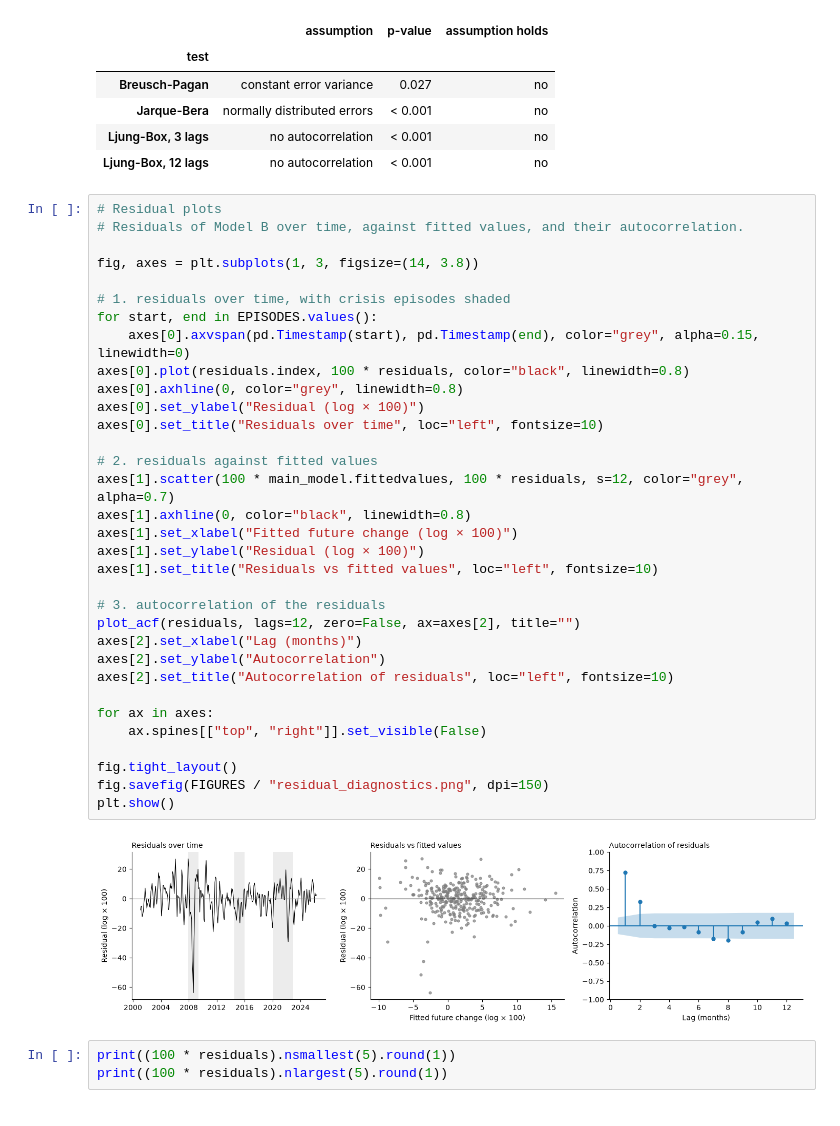
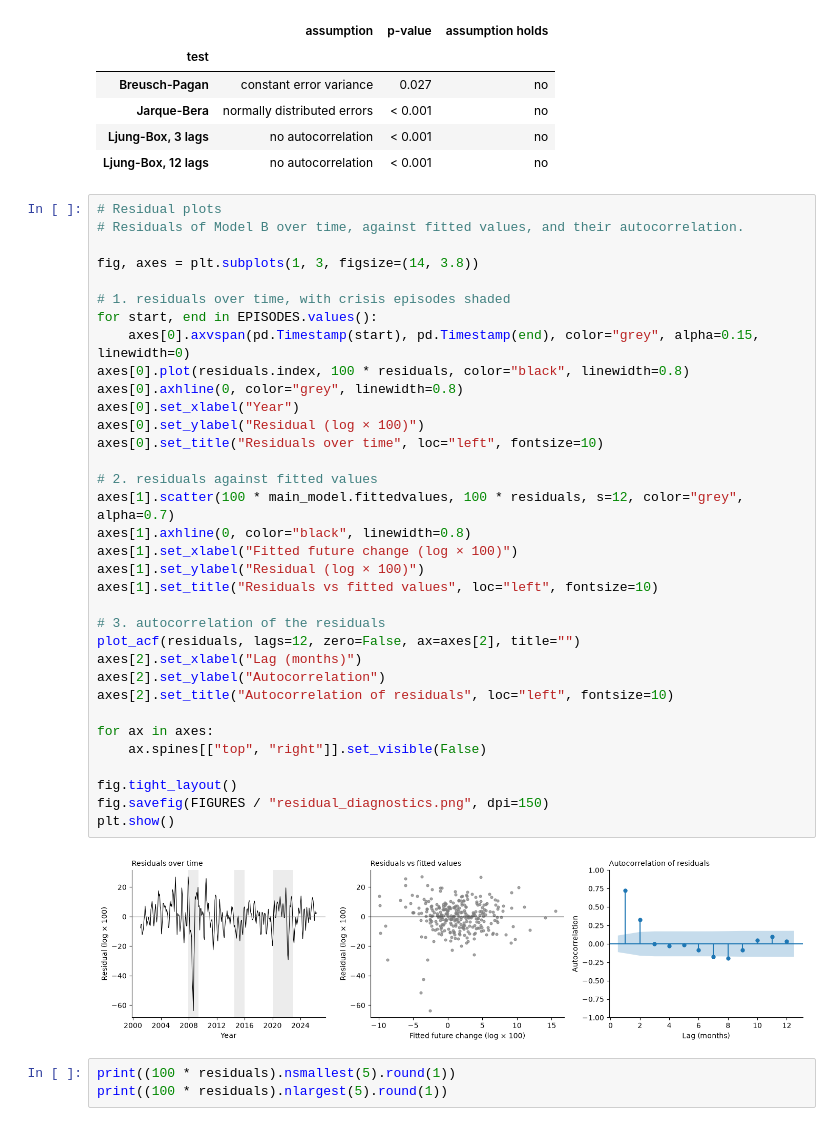
Before and after one commit to cilenia-gif/metals-supply-chain-pressure, a Jupyter notebook: code/03_model.ipynb, the cells around one changed output. Saved outputs shown, nothing was run; the diff lists cells and outputs as text.

```diff
--- a/code/03_model.ipynb
+++ b/code/03_model.ipynb
@@ -406,34 +406,35 @@ Residual tests (p < 0.05: assumption violated)
 fig, axes = plt.subplots(1, 3, figsize=(14, 3.8))
 
 # 1. residuals over time, with crisis episodes shaded
 for start, end in EPISODES.values():
     axes[0].axvspan(pd.Timestamp(start), pd.Timestamp(end), color="grey", alpha=0.15, linewidth=0)
 axes[0].plot(residuals.index, 100 * residuals, color="black", linewidth=0.8)
 axes[0].axhline(0, color="grey", linewidth=0.8)
+axes[0].set_xlabel("Year")
 axes[0].set_ylabel("Residual (log × 100)")
 axes[0].set_title("Residuals over time", loc="left", fontsize=10)
 
 # 2. residuals against fitted values
 axes[1].scatter(100 * main_model.fittedvalues, 100 * residuals, s=12, color="grey", alpha=0.7)
 axes[1].axhline(0, color="black", linewidth=0.8)
 axes[1].set_xlabel("Fitted future change (log × 100)")
 axes[1].set_ylabel("Residual (log × 100)")
 axes[1].set_title("Residuals vs fitted values", loc="left", fontsize=10)
 
 # 3. autocorrelation of the residuals
 plot_acf(residuals, lags=12, zero=False, ax=axes[2], title="")
 axes[2].set_xlabel("Lag (months)")
 axes[2].set_ylabel("Autocorrelation")
 axes[2].set_title("Autocorrelation of residuals", loc="left", fontsize=10)
 
 for ax in axes:
     ax.spines[["top", "right"]].set_visible(False)
 
 fig.tight_layout()
 fig.savefig(FIGURES / "residual_diagnostics.png", dpi=150)
 plt.show()
 # %% [output]
-[figure, old version]
+[figure, new version]
 # %%
 print((100 * residuals).nsmallest(5).round(1))
 print((100 * residuals).nlargest(5).round(1))
```
Also changed, not shown: parts of 3 cells of this notebook, 10 other files.
